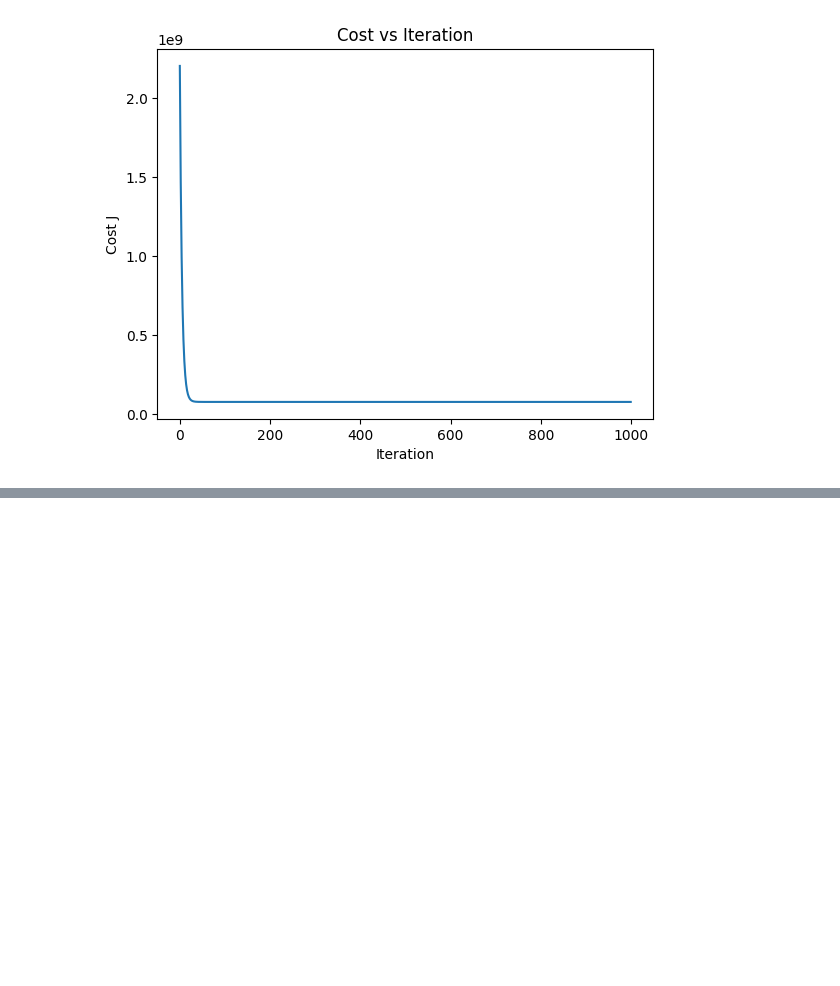
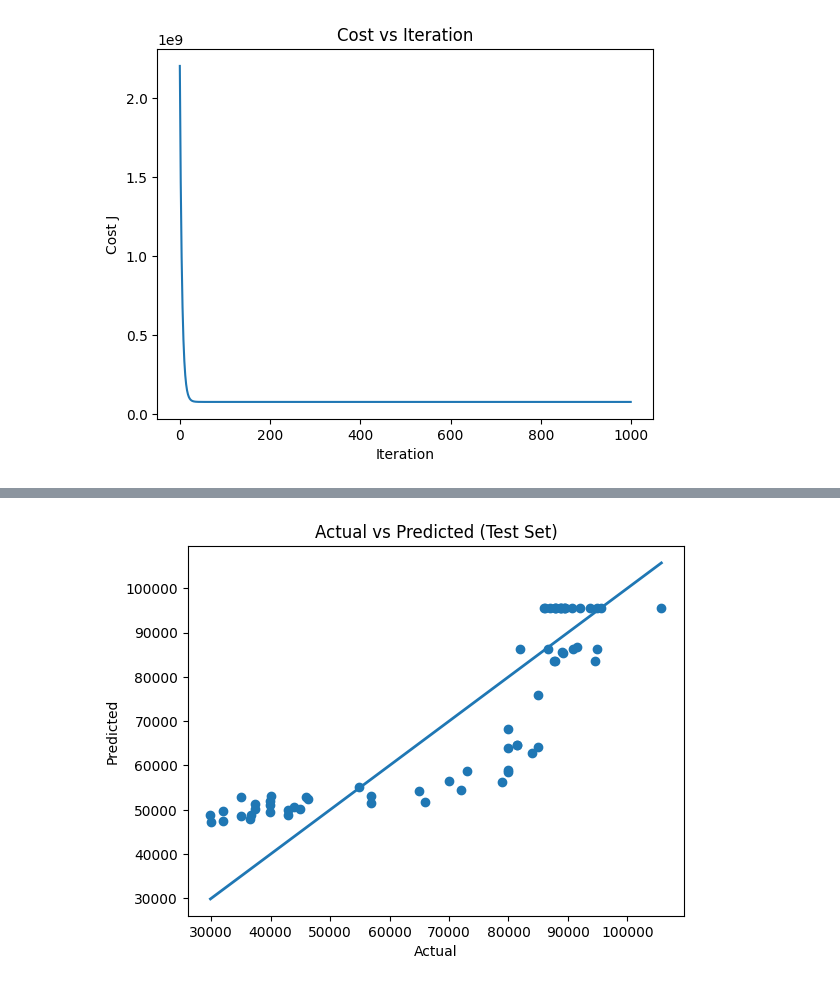
Before and after one commit to stephen447/Machine-Learning-Implementations, a Jupyter notebook: Linear Regression Mileage Log Feature.ipynb, the cells around one changed output, grey strips where cells are left out. Saved outputs shown, nothing was run; the diff lists cells and outputs as text; code cells hidden in the pictures; blank space fills up the shorter version.

```diff
--- a/Linear Regression Mileage Log Feature.ipynb
+++ b/Linear Regression Mileage Log Feature.ipynb
@@ -80,0 +121,13 @@ plt.show()
+# %%
+w_raw = w_final / std
+b_raw = b_final - (w_final * mean / std)
+
+print(w_raw, b_raw)
+
+y_pred = w_raw * np.log(X_test + 1) + b_raw
+print(y_pred)
+rmse = mean_squared_error(y_test, y_pred)
+r2 = r2_score(y_test, y_pred)
+
+print("RMSE:", rmse)
+print("R²:", r2)
@@ -80,0 +150,12 @@ plt.show()
+# %%
+plt.scatter(y_test, y_pred)
+plt.plot([y_test.min(), y_test.max()],
+         [y_test.min(), y_test.max()],
+         linewidth=2)
+
+plt.xlabel("Actual")
+plt.ylabel("Predicted")
+plt.title("Actual vs Predicted (Test Set)")
+plt.show()
+# %% [output]
+[figure, added]
```
Also changed, not shown: parts of 7 cells of this notebook, 1 other file.
